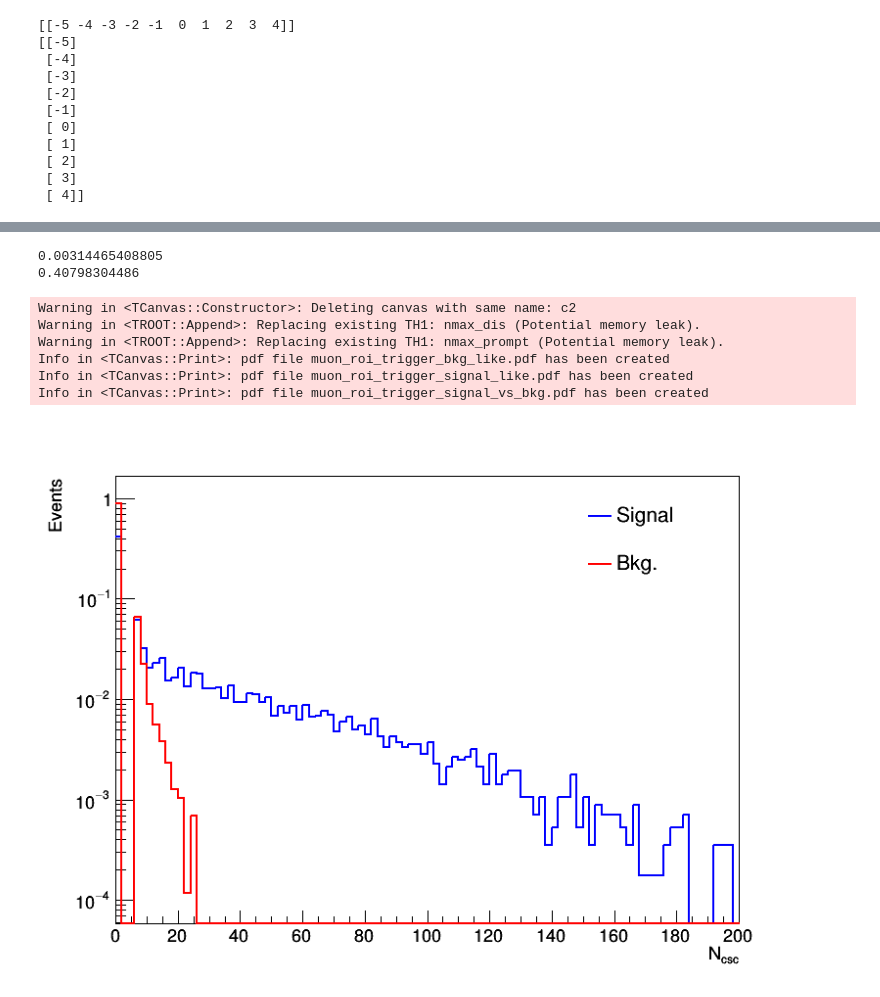
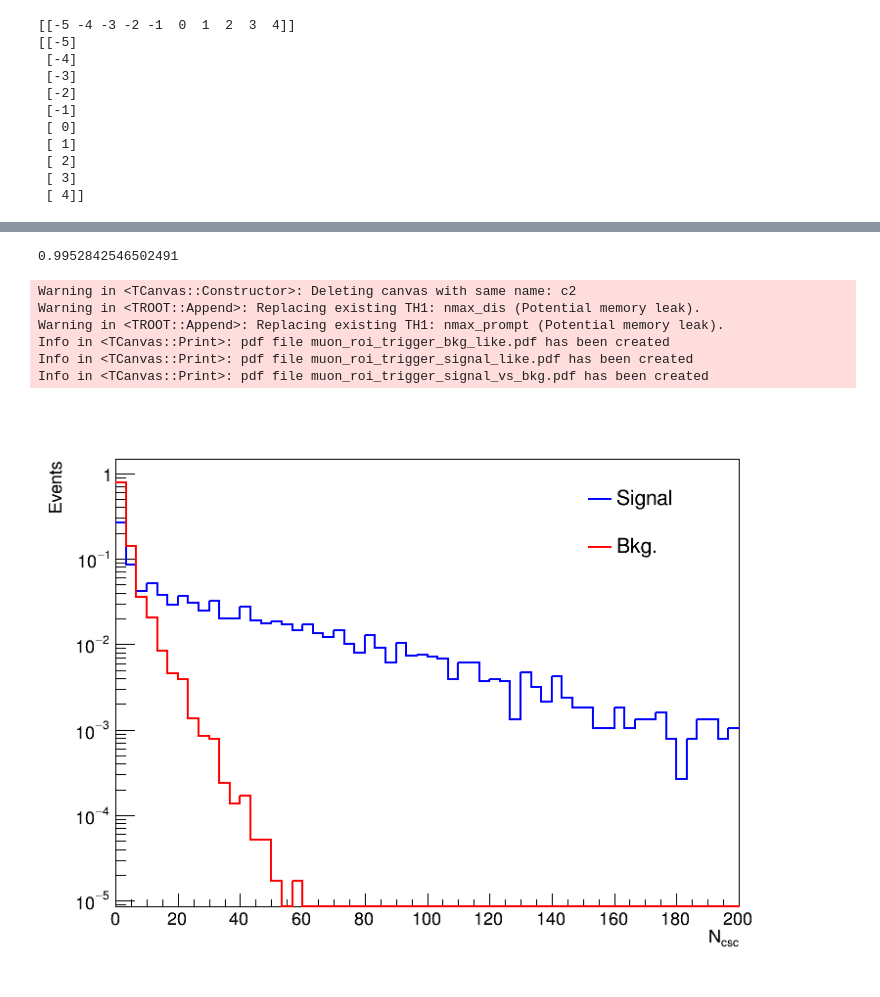
Before and after one commit to cms-lpc-llp/delayed_jet_analyzer, a Jupyter notebook: plot_scripts/muon_roi_trigger.ipynb, the cells around one changed output, grey strips where cells are left out. Drawn from its saved outputs; the diff is of its cells as text; code cells hidden in the pictures.

```diff
--- a/plot_scripts/muon_roi_trigger.ipynb
+++ b/plot_scripts/muon_roi_trigger.ipynb
@@ -0,0 +1,6 @@
+# %%
+work_location = raw_input("Where are you working? ")
+if work_location == 'remote':
+    pwd = '/nfshome/nasurijr/delayed_jet_analyzer/'
+elif work_location == 'desktop':
+    pwd = '/home/cms/delayed_jet_analyzer/'
@@ -426,8 +1153,11 @@ for eta,phi in zip(csc_eta_dis,csc_phi_dis):
 # %%
 c2 = rt.TCanvas('c2','c2', 800, 600)
-h['nmax_dis'] = create_TH1D(n_c_total_dis, axis_title=['nCsc_dis', 'Events'], name='nmax_dis', binning=[250,0,500])
+h['nmax_dis'] = create_TH1D(n_c_total_dis['total'], axis_title=['nCsc_dis', 'Events'], name='nmax_dis', binning=[150,0,500])
+# Replace 5 with 'total'
 h['nmax_dis'].SetLineColor(4)
-h['nmax_prompt'] = create_TH1D(n_c_total_prompt, axis_title=['nmax_prompt', 'Events'], name='nmax_prompt', binning=[250,0,500])
+#h['nmax_prompt'] = create_TH1D(n_c_total_prompt, axis_title=['nmax_prompt', 'Events'], name='nmax_prompt', binning=[250,0,500])
+h['nmax_prompt'] = create_TH1D(n_c_total_prompt['total'], axis_title=['nmax_prompt', 'Events'], name='nmax_prompt', binning=[150,0,500])
+
 h['nmax_prompt'].SetLineColor(2)
 c2.SetLogy()
 #h['llp_eta'].SetStats(0)
@@ -437,8 +1167,8 @@ h['nCsc_dis'].SetLineColor(8)
 h['nCsc_prompt'].SetLineColor(6)
 
 #HISTO INFO
-print h['nmax_prompt'].Integral(10,250)
-print h['nmax_dis'].Integral(10,250)
+#print(h['nmax_prompt'].Integral(10,250))
+#print(h['nmax_dis'].Integral(10,250))
 
 #DRAW HISTOGRAMS
 h['nmax_prompt'].GetXaxis().SetRangeUser(0,200)
@@ -459,33 +1189,36 @@ c2.SaveAs("muon_roi_trigger_signal_like.pdf")
 
 h['nmax_dis'].GetXaxis().SetRangeUser(0,200)
 h['nmax_dis'].SetLineColor(4)
 h['nmax_prompt'].SetLineColor(2)
 h['nmax_dis'].SetLineWidth(2)
 h['nmax_prompt'].SetLineWidth(2)
 h['nmax_prompt'].SetStats(0)
 h['nmax_prompt'].SetTitle("")
 h['nmax_prompt'].SetXTitle("N_{csc}")
 
+print(h['nCsc_dis'].Integral())
+
 h['nmax_prompt'].Draw('histo')
 h['nmax_dis'].Draw('histo+same')
 h['nmax_prompt'].Draw('histo+same')
 
 legend = rt.TLegend(0.70,0.70,0.87,0.87);
 legend.SetTextSize(0.04);
 legend.SetBorderSize(0);
 #legend-.SetFillStyle(0);
 legend.AddEntry( h['nmax_dis'], "Signal" , "L");
 legend.AddEntry( h['nmax_prompt'], "Bkg." , "L");
 legend.Draw();
 
 c2.SaveAs("muon_roi_trigger_signal_vs_bkg.pdf")
+
+# print(h['nCsc_dis'].Integral())
 # %% [output]
-0.00314465408805
-0.40798304486
+0.9952842546502491
 Warning in <TCanvas::Constructor>: Deleting canvas with same name: c2
 Warning in <TROOT::Append>: Replacing existing TH1: nmax_dis (Potential memory leak).
 Warning in <TROOT::Append>: Replacing existing TH1: nmax_prompt (Potential memory leak).
 Info in <TCanvas::Print>: pdf file muon_roi_trigger_bkg_like.pdf has been created
 Info in <TCanvas::Print>: pdf file muon_roi_trigger_signal_like.pdf has been created
 Info in <TCanvas::Print>: pdf file muon_roi_trigger_signal_vs_bkg.pdf has been created
-[figure, old version]
+[figure, new version]
```
Also changed, not shown: parts of 31 cells of this notebook.
